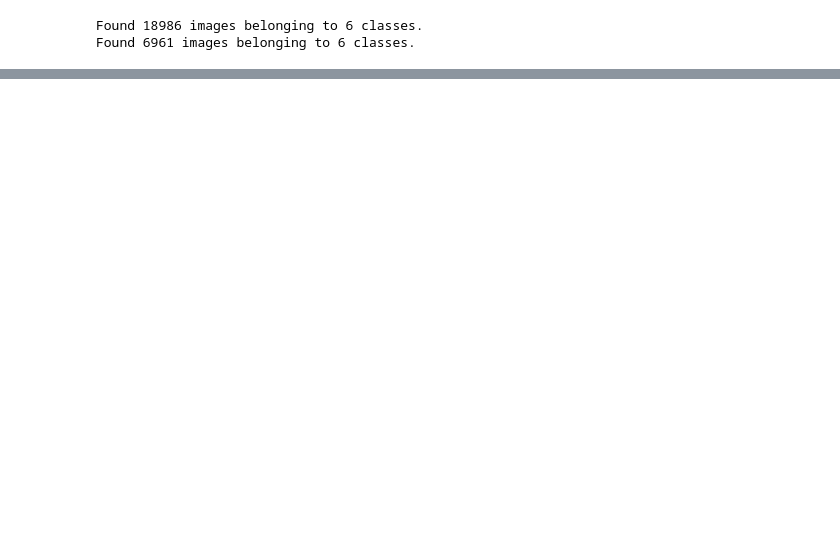
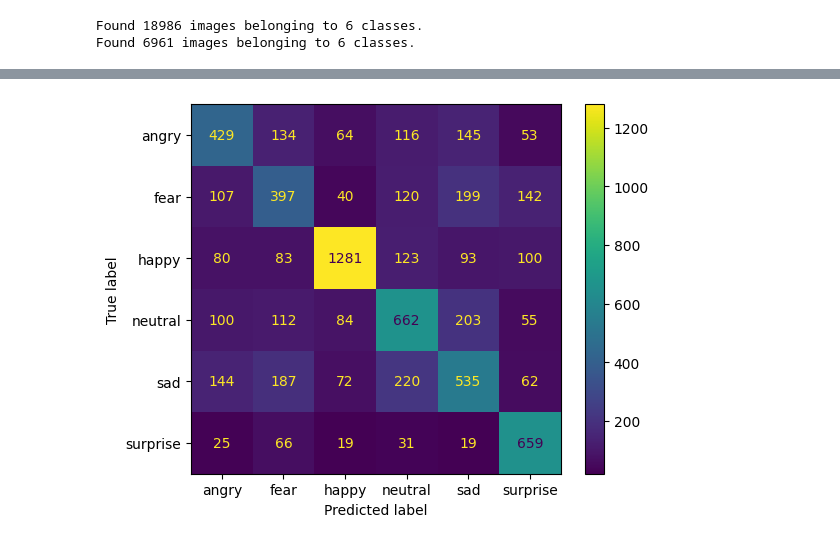
Before and after one commit to KayM586/EmotionRecognition, a Jupyter notebook: removingDisgust.ipynb, the cells around one changed output, grey strips where cells are left out. Drawn from its saved outputs; the diff is of its cells as text; code cells hidden in the pictures; blank space fills up the shorter version.

Commit message:
added densenet model, did better

```diff
--- a/removingDisgust.ipynb
+++ b/removingDisgust.ipynb
@@ -270,7 +230,7 @@ model = Sequential([
     Dropout(0.5),
     Dense(128, activation='relu'),
     Dropout(0.25),
-    Dense(7, activation='softmax')
+    Dense(6, activation='softmax')
 ])
 
 conv_base.trainable = True
@@ -303,7 +281,7 @@ UnidentifiedImageError: cannot identify image file <_io.BytesIO object at 0x...>
 # %%
 from sklearn.metrics import confusion_matrix, ConfusionMatrixDisplay
 
-emotion_labels = ['angry', 'disgust', 'fear', 'happy', 'neutral', 'sad', 'surprise']
+emotion_labels = ['angry', 'fear', 'happy', 'neutral', 'sad', 'surprise']
 predictions = model.predict(test_generator)
 predicted_classes = np.argmax(predictions, axis=1)
 true_classes = test_generator.classes
@@ -312,3 +290,4 @@ confusion_mtx = confusion_matrix(true_classes, predicted_classes)
 disp = ConfusionMatrixDisplay(confusion_matrix = confusion_mtx, display_labels = emotion_labels)
 disp.plot()
 plt.show()
+# %% [output]
@@ -314,0 +295 @@ plt.show()
+[figure, added]
```
Also changed, not shown: parts of 5 cells of this notebook, 4 other files.
